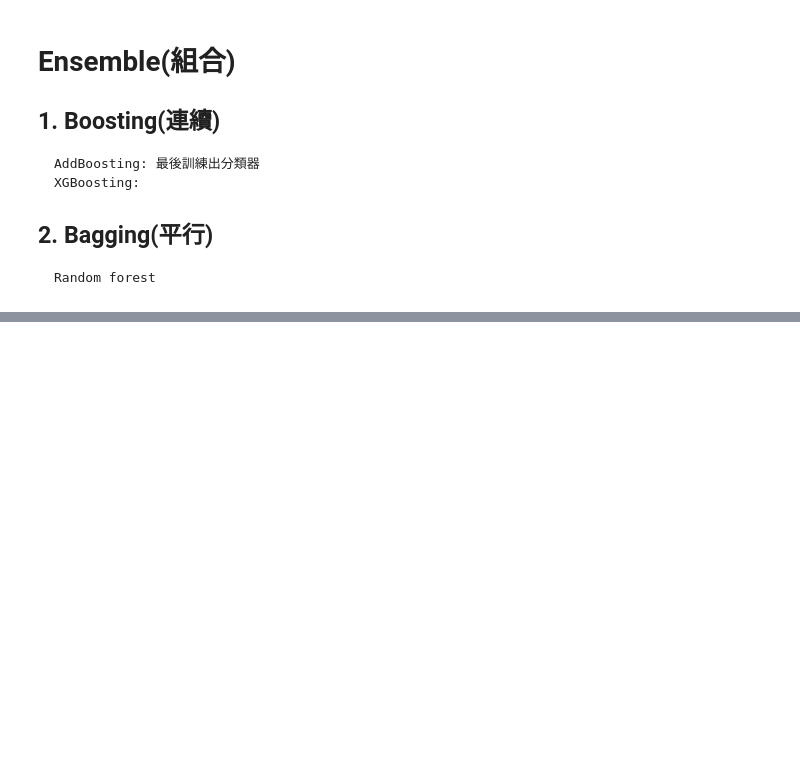
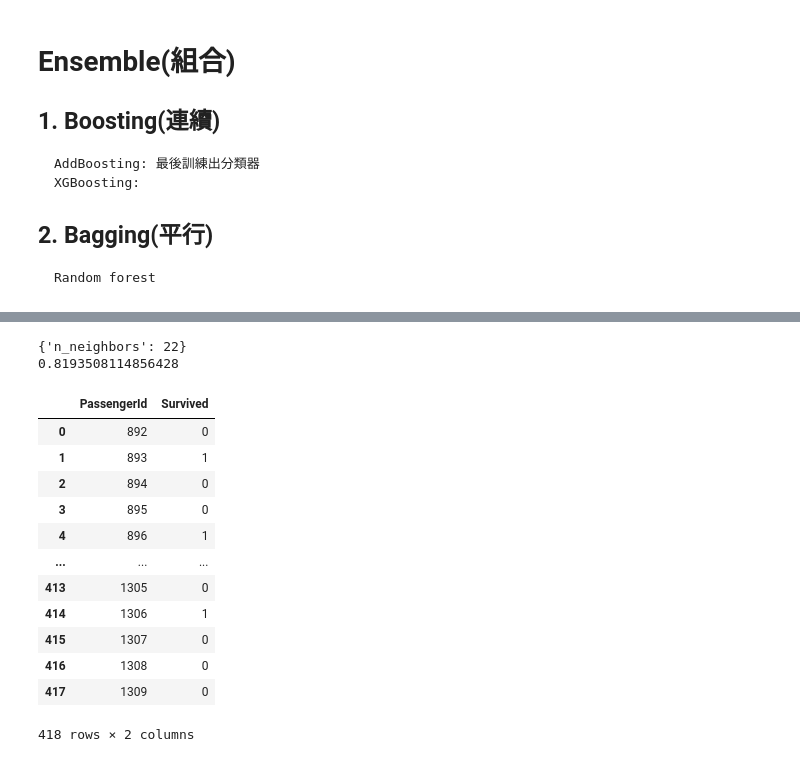
Before and after one commit to Samuelyihao/ML0407, a Jupyter notebook: titanic.ipynb, the cells around one changed output, grey strips where cells are left out. Cells and saved outputs as stored; diff of their text form; code cells hidden in the pictures; blank space fills up the shorter version.

```diff
--- a/titanic.ipynb
+++ b/titanic.ipynb
@@ -264,0 +294,11 @@ result_df
+# %%
+# 與其調整演算法(效果可能差不多)，不如對資料下手
+# 在這裡 MinMaxScaler 效果比 RobustScaler 好
+
+from sklearn.preprocessing import MinMaxScaler
+# from sklearn.preprocessing import RobustScaler
+
+# scaler = RobustScaler()
+scaler = MinMaxScaler()
+x_train_scale = scaler.fit_transform(x_train)
+x_test_scale = scaler.transform(x_test)
@@ -264,0 +321,35 @@ result_df
+# %%
+from sklearn.neighbors import KNeighborsClassifier
+clf = KNeighborsClassifier()
+params = {
+    "n_neighbors":range(5, 100)
+}
+cv = GridSearchCV(clf, params, cv=10, n_jobs=4)
+cv.fit(x_train_scale,y_train)
+print(cv.best_params_)
+print(cv.best_score_)
+# %% [output]
+{'n_neighbors': 22}
+0.8193508114856428
+# %%
+pre = cv.best_estimator_.predict(x_test_scale)
+result_df = pd.DataFrame({
+    "PassengerId":testid,
+    "Survived":pre
+})
+result_df.to_csv("knn.csv", index=False, encoding="utf-8")
+result_df
+# %% [output]
+|  | PassengerId | Survived |
+| 0 | 892 | 0 |
+| 1 | 893 | 1 |
+| 2 | 894 | 0 |
+| 3 | 895 | 0 |
+| 4 | 896 | 1 |
+| ... | ... | ... |
+| 413 | 1305 | 0 |
+| 414 | 1306 | 1 |
+| 415 | 1307 | 0 |
+| 416 | 1308 | 0 |
+| 417 | 1309 | 0 |
+418 rows × 2 columns
```
Also changed, not shown: parts of 6 cells of this notebook.
